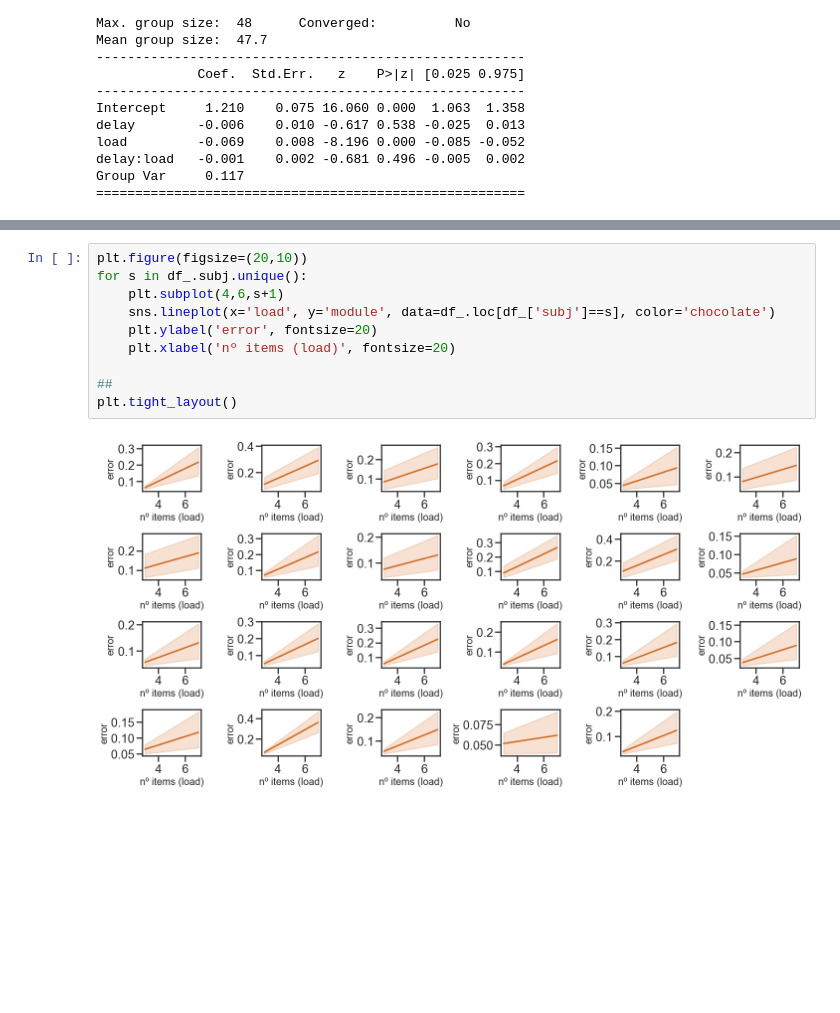
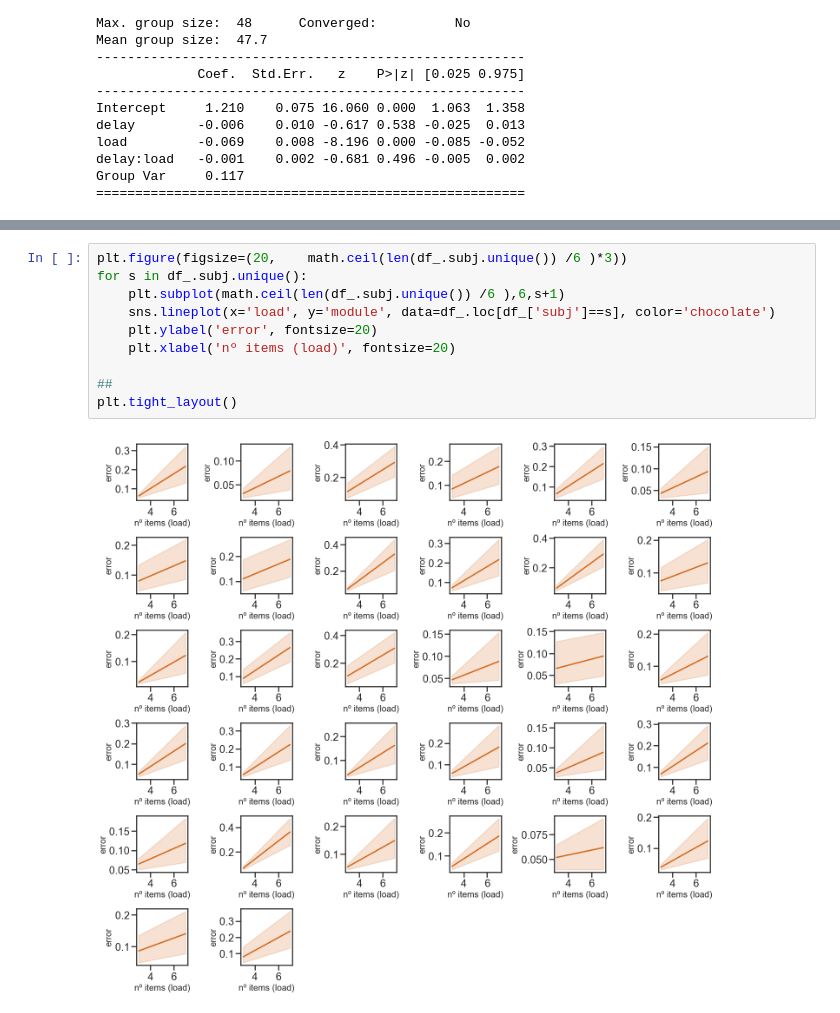
Before and after one commit to davidbestue/outreach_wm, a Jupyter notebook: analysis/summary_analysis.ipynb, the cells around one changed output, grey strips where cells are left out. Saved outputs shown, nothing was run; the diff lists cells and outputs as text; blank space fills up the shorter version.

```diff
--- a/analysis/summary_analysis.ipynb
+++ b/analysis/summary_analysis.ipynb
@@ -293,13 +301,13 @@ plt.tight_layout()
 # %%
-plt.figure(figsize=(20,10))
+plt.figure(figsize=(20,    math.ceil(len(df_.subj.unique()) /6 )*3))
 for s in df_.subj.unique():
-    plt.subplot(4,6,s+1)
+    plt.subplot(math.ceil(len(df_.subj.unique()) /6 ),6,s+1)
     sns.lineplot(x='load', y='module', data=df_.loc[df_['subj']==s], color='chocolate')
     plt.ylabel('error', fontsize=20)
     plt.xlabel('nº items (load)', fontsize=20)
 
 ##
 plt.tight_layout()
 # %% [output]
-[figure, old version]
+[figure, new version]
 # %%
```
Also changed, not shown: parts of 6 cells of this notebook.
